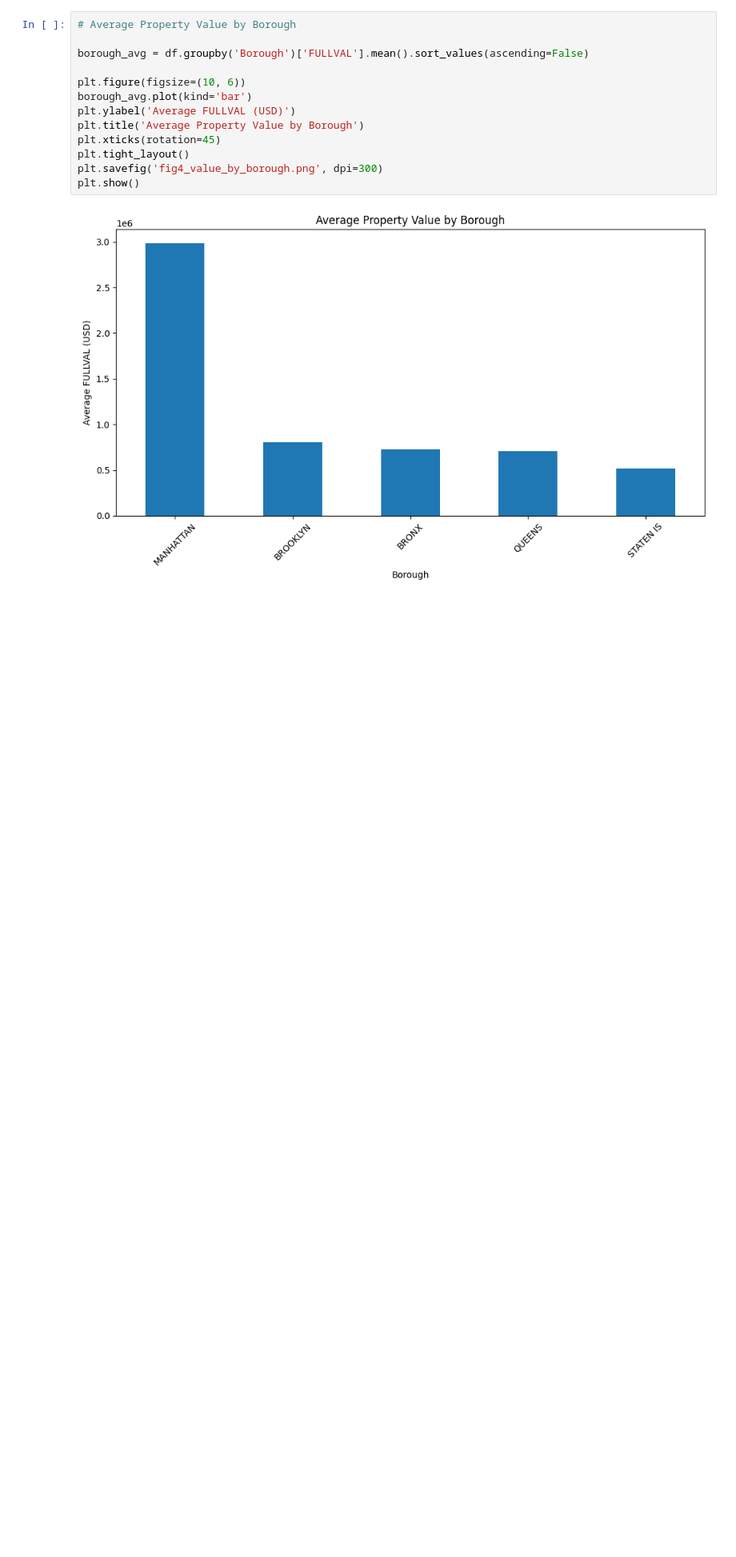
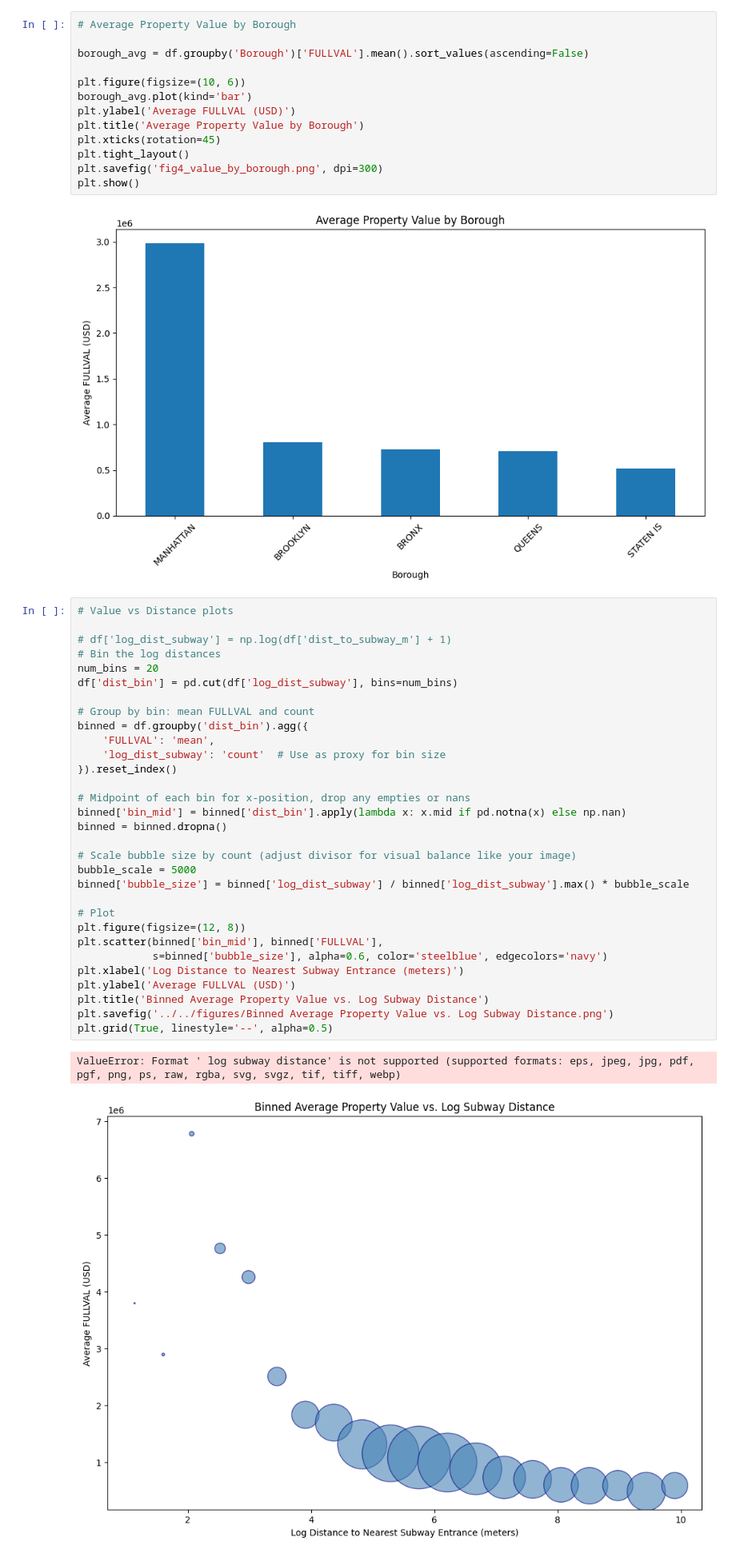
Before and after one commit to z-ferg/UrbanComputing_Final, a Jupyter notebook: src/analysis/evaluate.ipynb, the cells around one changed output. Shown at 80% size. Drawn from its saved outputs; the diff is of its cells as text; blank space fills up the shorter version.

Commit message:
add a figure

```diff
--- a/src/analysis/evaluate.ipynb
+++ b/src/analysis/evaluate.ipynb
@@ -324,6 +324,40 @@ plt.savefig('fig4_value_by_borough.png', dpi=300)
 plt.show()
 # %% [output]
 [figure]
+# %%
+# Value vs Distance plots
+
+# df['log_dist_subway'] = np.log(df['dist_to_subway_m'] + 1)
+# Bin the log distances
+num_bins = 20
+df['dist_bin'] = pd.cut(df['log_dist_subway'], bins=num_bins)
+
+# Group by bin: mean FULLVAL and count
+binned = df.groupby('dist_bin').agg({
+    'FULLVAL': 'mean',
+    'log_dist_subway': 'count'  # Use as proxy for bin size
+}).reset_index()
+
+# Midpoint of each bin for x-position, drop any empties or nans
+binned['bin_mid'] = binned['dist_bin'].apply(lambda x: x.mid if pd.notna(x) else np.nan)
+binned = binned.dropna()
+
+# Scale bubble size by count (adjust divisor for visual balance like your image)
+bubble_scale = 5000
+binned['bubble_size'] = binned['log_dist_subway'] / binned['log_dist_subway'].max() * bubble_scale
+
+# Plot
+plt.figure(figsize=(12, 8))
+plt.scatter(binned['bin_mid'], binned['FULLVAL'],
+            s=binned['bubble_size'], alpha=0.6, color='steelblue', edgecolors='navy')
+plt.xlabel('Log Distance to Nearest Subway Entrance (meters)')
+plt.ylabel('Average FULLVAL (USD)')
+plt.title('Binned Average Property Value vs. Log Subway Distance')
+plt.savefig('../../figures/Binned Average Property Value vs. Log Subway Distance.png')
+plt.grid(True, linestyle='--', alpha=0.5)
+# %% [output]
+ValueError: Format ' log subway distance' is not supported (supported formats: eps, jpeg, jpg, pdf, pgf, png, ps, raw, rgba, svg, svgz, tif, tiff, webp)
+[figure, added]
 # %%
 # Boxplots Stratified by TAXCLASS and NTA
 
```
Also changed, not shown: 1 other file.
